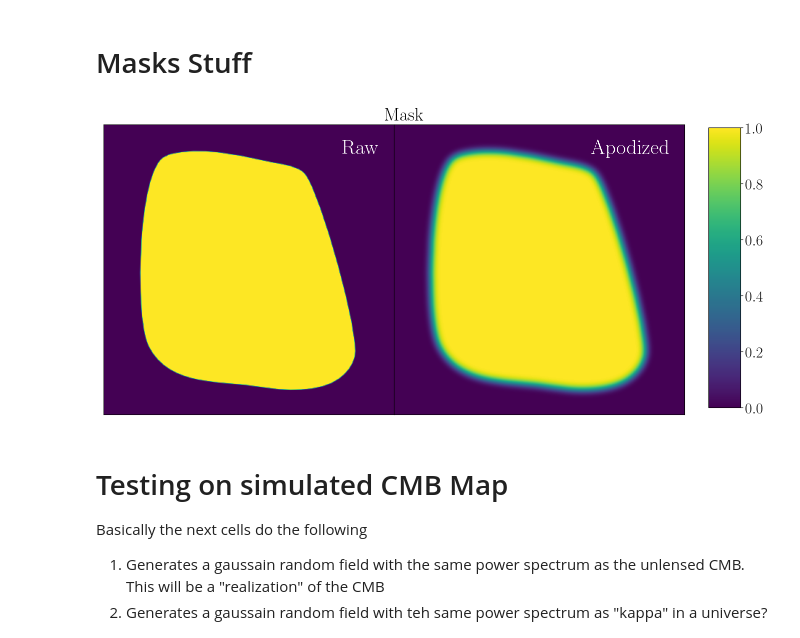
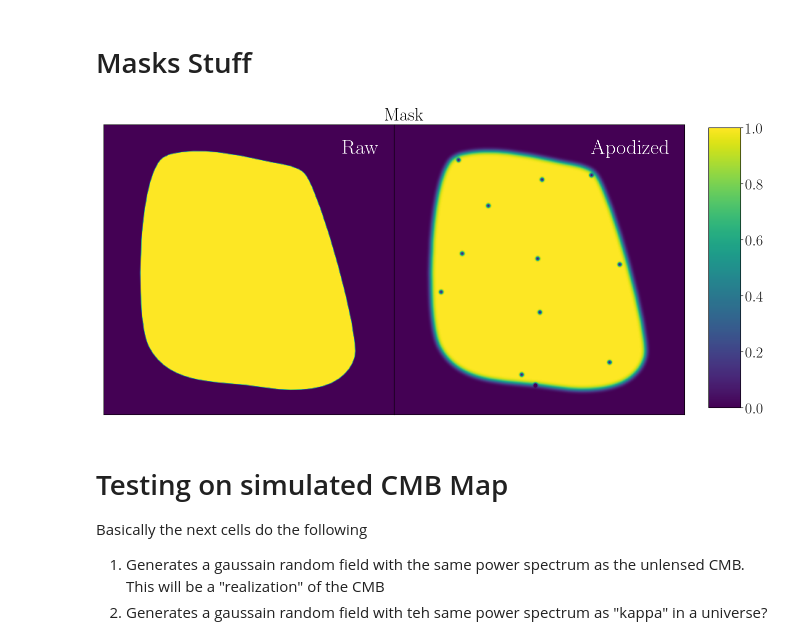
Before and after one commit to DelonShen/LensQuEst, a Jupyter notebook: dev/scratch_QE.ipynb, the cells around one changed output. Drawn from its saved outputs; the diff is of its cells as text; code cells hidden in the pictures.

Commit message:
added point sources, fixed bug in more stats code

```diff
--- a/dev/scratch_QE.ipynb
+++ b/dev/scratch_QE.ipynb
@@ -81,34 +108,39 @@ def rgb2gray(rgb):
 # %%
 from scipy.ndimage import gaussian_filter
 from scipy.fft import fft2
 
-mask = 1-rgb2gray(plt.imread('mask_simple%dx%d.png'%(nX, nY)))
-apodized_mask = gaussian_filter(mask, 5)
+mask = rgb2gray(plt.imread('mask_simple%dx%d.png'%(nX, nY)))
+apodized_mask = gaussian_filter(mask, 3)
+point_sources = rgb2gray(plt.imread('point_sources.png'))
+point_sources = gaussian_filter(point_sources, 1)
+apodized_mask += point_sources
+mask = 1-mask
+apodized_mask = 1 - apodized_mask
 fig, axs = plt.subplots(ncols=2, figsize=(16,8))
 fig.subplots_adjust(wspace=0, hspace=0)
 
 im0 = axs[0].imshow(mask, vmin=0, vmax=1)
 im1 = axs[1].imshow(apodized_mask, vmin=0, vmax=1)
 
 
 for ax,s in zip(axs, ['Raw', 'Apodized']):
     ax.set_xticks([])
     ax.set_yticks([])
     ax.text(.95, .95,
         s=s,
         transform=ax.transAxes,
         horizontalalignment='right',
         verticalalignment='top',
             c='white',
        fontsize=30)
 fig.subplots_adjust(right=0.85)
 cbar_ax = fig.add_axes([0.88, 0.15, 0.04, 0.7])
 fig.colorbar(im1, cax=cbar_ax)
 fig.suptitle('Mask', y=.9)
 
 plt.savefig('figures/mask%dx%d.pdf'%(nX,nY), bbox_inches='tight')
 # %% [output]
-[figure, old version]
+[figure, new version]
 # %% [markdown]
 # Testing on simulated CMB Map
 Basically the next cells do the following
```
Also changed, not shown: parts of 11 cells of this notebook, 15 other files.
